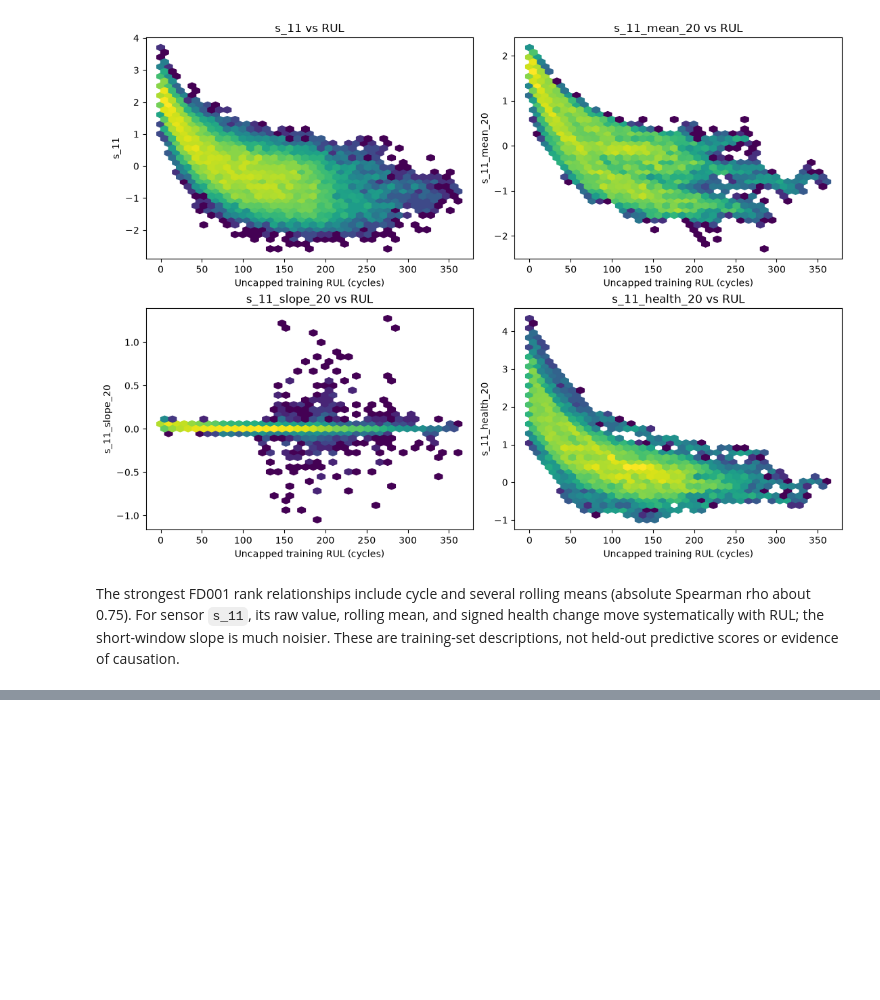
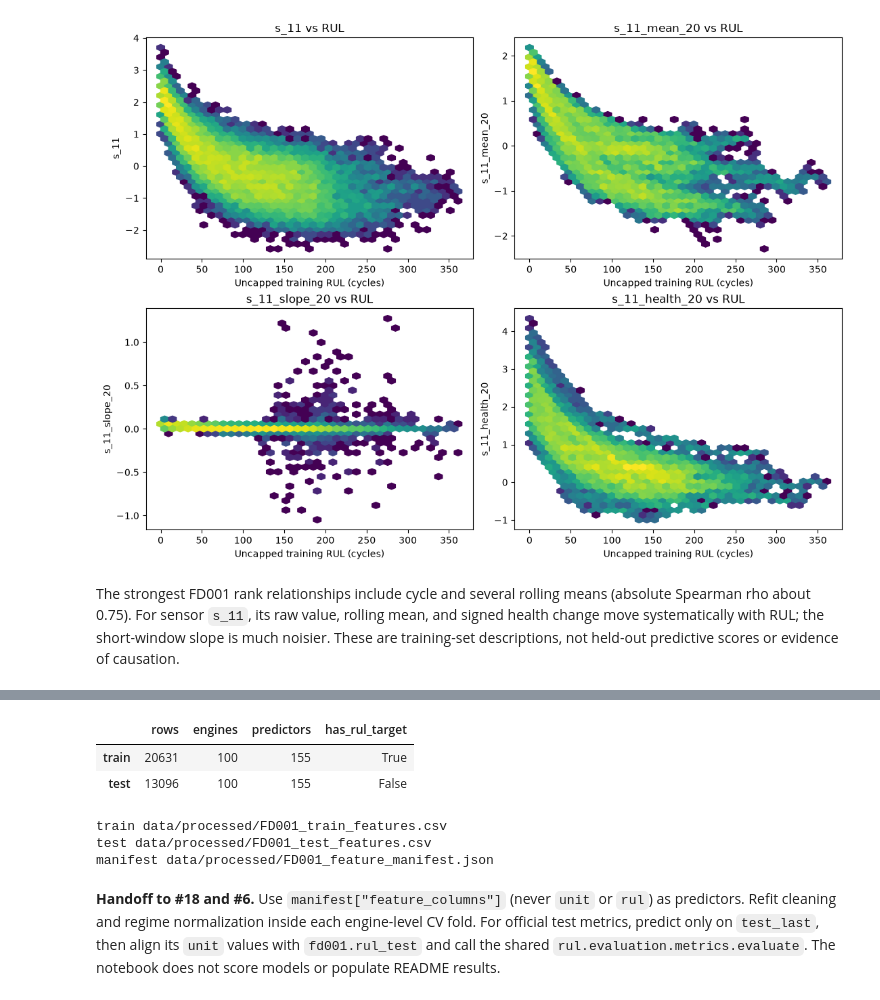
Before and after one commit to vks-g/cmapss-rul-hybrid, a Jupyter notebook: notebooks/phase1/02_feature_engineering.ipynb, the cells around one changed output, grey strips where cells are left out. Saved outputs shown, nothing was run; the diff lists cells and outputs as text; code cells hidden in the pictures; blank space fills up the shorter version.

Commit message:
docs(notebook): export validated FD001 feature matrices

```diff
--- a/notebooks/phase1/02_feature_engineering.ipynb
+++ b/notebooks/phase1/02_feature_engineering.ipynb
@@ -114,0 +121,34 @@ The strongest FD001 rank relationships include cycle and several rolling means (
+# %%
+import json
+
+from rul.features.matrix import save_feature_matrices
+
+paths = save_feature_matrices(matrices, REPO_ROOT / "data" / "processed", subset="FD001")
+manifest = json.loads(paths["manifest"].read_text())
+assert matrices.train[matrices.feature_columns].notna().all().all()
+assert matrices.test[matrices.feature_columns].notna().all().all()
+assert list(matrices.train.columns) == ["unit", *matrices.feature_columns, "rul"]
+assert list(matrices.test.columns) == ["unit", *matrices.feature_columns]
+test_last = matrices.test.sort_values(["unit", "cycle"]).groupby("unit").tail(1).sort_values("unit")
+assert test_last["unit"].tolist() == fd001.rul_test.index.tolist()
+assert manifest["feature_columns"] == matrices.feature_columns
+assert manifest["train_engines"] == manifest["test_engines"] == 100
+
+summary = pd.DataFrame({
+    "rows": [manifest["train_rows"], manifest["test_rows"]],
+    "engines": [manifest["train_engines"], manifest["test_engines"]],
+    "predictors": [len(matrices.feature_columns)] * 2,
+    "has_rul_target": [True, False],
+}, index=["train", "test"])
+display(summary)
+for name, path in paths.items():
+    print(name, path.relative_to(REPO_ROOT))
+# %% [output]
+|  | rows | engines | predictors | has_rul_target |
+| train | 20631 | 100 | 155 | True |
+| test | 13096 | 100 | 155 | False |
+train data/processed/FD001_train_features.csv
+test data/processed/FD001_test_features.csv
+manifest data/processed/FD001_feature_manifest.json
+# %% [markdown]
+**Handoff to #18 and #6.** Use `manifest["feature_columns"]` (never `unit` or `rul`) as predictors. Refit cleaning and regime normalization inside each engine-level CV fold. For official test metrics, predict only on `test_last`, then align its `unit` values with `fd001.rul_test` and call the shared `rul.evaluation.metrics.evaluate`. The notebook does not score models or populate README results.
```
Also changed, not shown: parts of 1 cell of this notebook.
